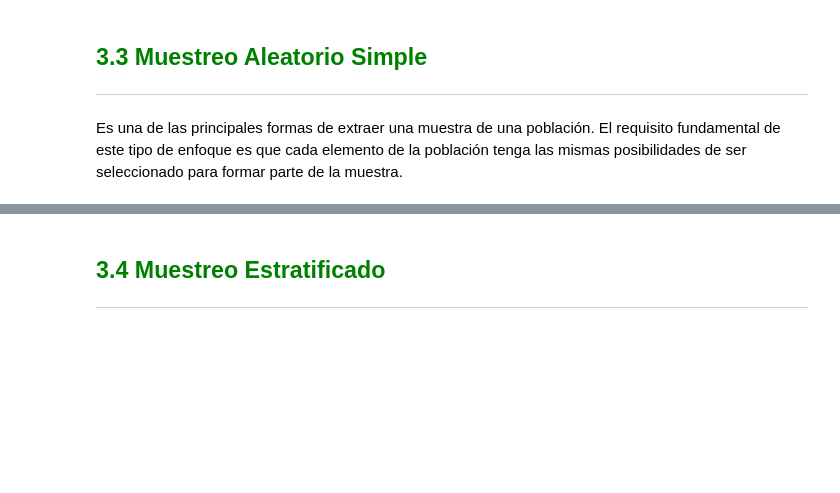
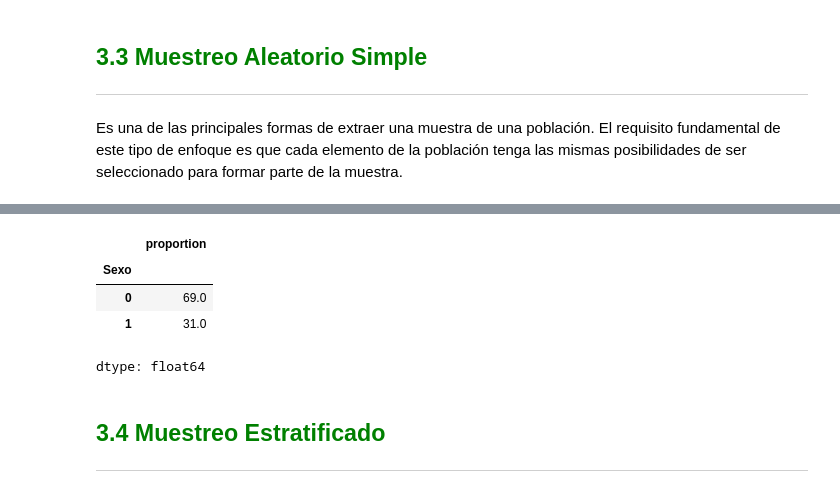
Before and after one commit to lukitasmois/Estadstica-con-Python-Probabilidad-y-muestreo, a Jupyter notebook: Inicial.ipynb, the cells around one changed output, grey strips where cells are left out. Saved outputs shown, nothing was run; the diff lists cells and outputs as text; code cells hidden in the pictures; blank space fills up the shorter version.

```diff
--- a/Inicial.ipynb
+++ b/Inicial.ipynb
@@ -913,0 +922,2 @@ Es una de las principales formas de extraer una muestra de una población. El re
+# %%
+muestra = datos.sample(n=100, random_state= 101)
@@ -914,3 +940,11 @@ Es una de las principales formas de extraer una muestra de una población. El re
+# %%
+muestra.Sexo.value_counts(normalize= True)*100
+# %% [output]
+|  | proportion |
+| Sexo |  |
+| 0 | 69.0 |
+| 1 | 31.0 |
+dtype: float64
 # %% [markdown]
 ## <font color=green>3.4 Muestreo Estratificado</font>
 ***
```
Also changed, not shown: parts of 5 cells of this notebook.
